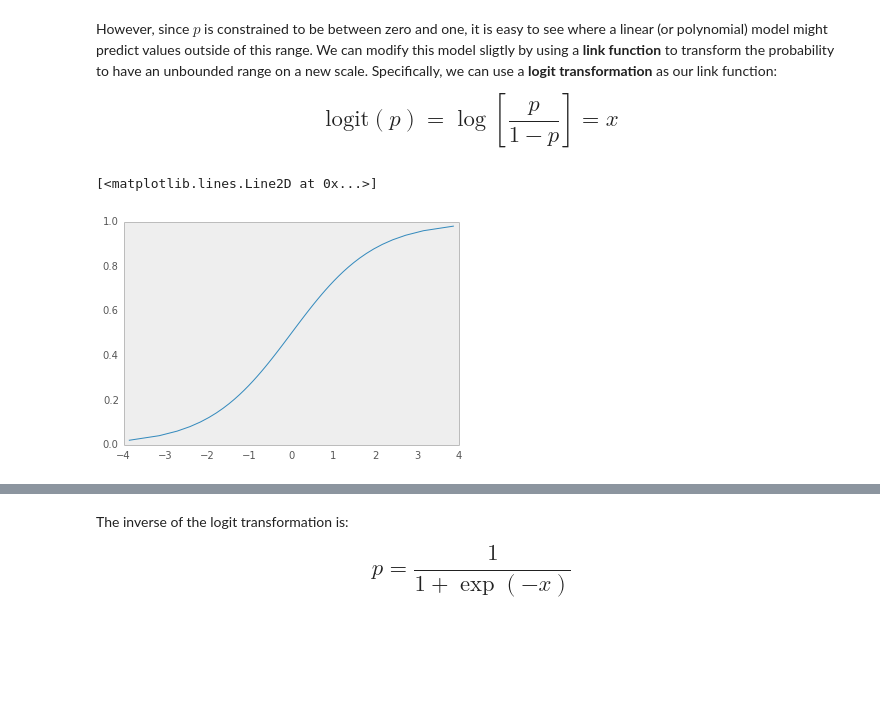
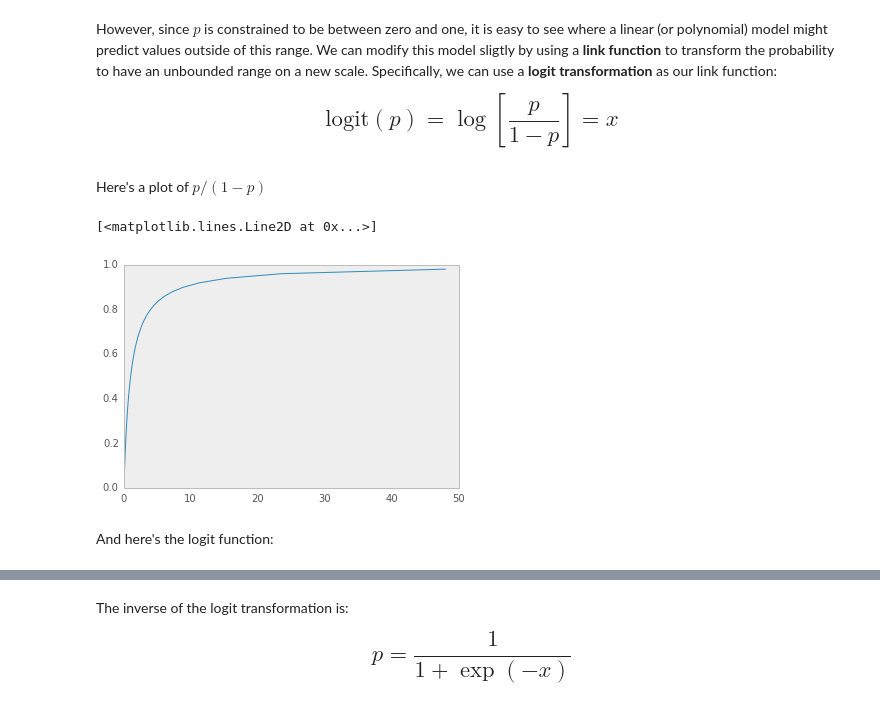
Before and after one commit to fonnesbeck/statistical-analysis-python-tutorial, a Jupyter notebook: 4. Statistical Data Modeling.ipynb, the cells around one changed output, grey strips where cells are left out. Saved outputs shown, nothing was run; the diff lists cells and outputs as text; code cells hidden in the pictures; blank space fills up the shorter version.

```diff
--- a/4. Statistical Data Modeling.ipynb
+++ b/4. Statistical Data Modeling.ipynb
@@ -548,10 +754,14 @@ However, since $p$ is constrained to be between zero and one, it is easy to see
 
 <div style="font-size: 150%;">
 $$\text{logit}(p) = \log\left[\frac{p}{1-p}\right] = x$$
+# %% [markdown]
+Here's a plot of $p/(1-p)$
 # %%
 logit = lambda p: np.log(p/(1.-p))
 unit_interval = np.linspace(0,1)
-plt.plot(logit(unit_interval), unit_interval)
+plt.plot(unit_interval/(1-unit_interval), unit_interval)
 # %% [output]
 [<matplotlib.lines.Line2D at 0x...>]
-[figure, old version]
+[figure, new version]
+# %% [markdown]
+And here's the logit function:
```
Also changed, not shown: parts of 81 cells of this notebook.
